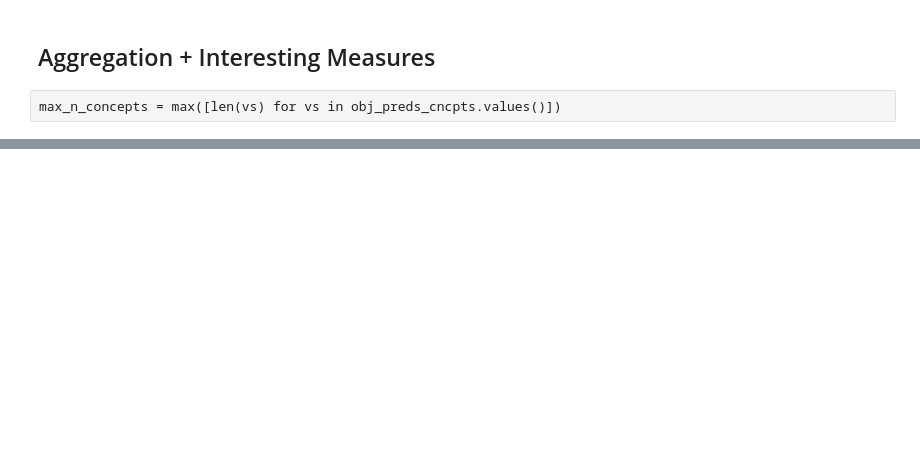
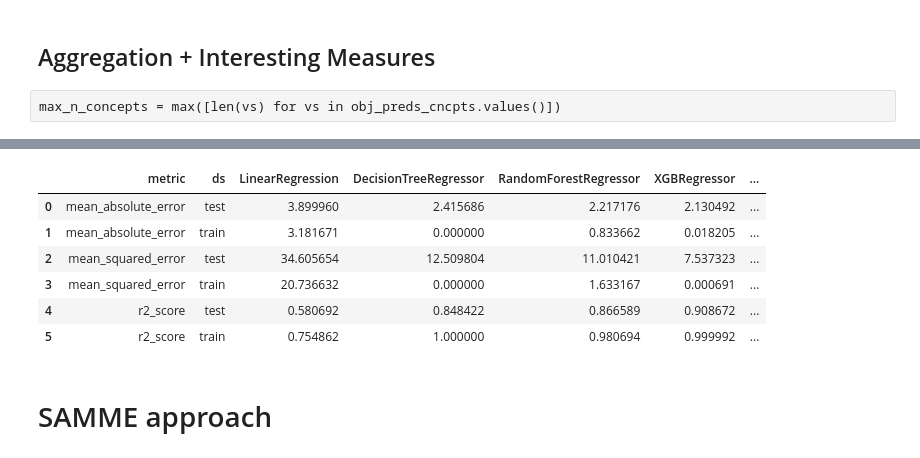
Before and after one commit to EgorDudyrev/FCA_BB_interpret, a Jupyter notebook: notebooks/2020.10.14-Testing_Weights.ipynb, the cells around one changed output, grey strips where cells are left out. Drawn from its saved outputs; the diff is of its cells as text; code cells hidden in the pictures; blank space fills up the shorter version.

```diff
--- a/notebooks/2020.10.14-Testing_Weights.ipynb
+++ b/notebooks/2020.10.14-Testing_Weights.ipynb
@@ -447,0 +439,12 @@ plt.show()
+# %%
+comp_qualities[['metric','ds','LinearRegression','DecisionTreeRegressor','RandomForestRegressor','XGBRegressor','CatBoostRegressor']]
+# %% [output]
+|  | metric | ds | LinearRegression | DecisionTreeRegressor | RandomForestRegressor | XGBRegressor | ... |
+| 0 | mean_absolute_error | test | 3.899960 | 2.415686 | 2.217176 | 2.130492 | ... |
+| 1 | mean_absolute_error | train | 3.181671 | 0.000000 | 0.833662 | 0.018205 | ... |
+| 2 | mean_squared_error | test | 34.605654 | 12.509804 | 11.010421 | 7.537323 | ... |
+| 3 | mean_squared_error | train | 20.736632 | 0.000000 | 1.633167 | 0.000691 | ... |
+| 4 | r2_score | test | 0.580692 | 0.848422 | 0.866589 | 0.908672 | ... |
+| 5 | r2_score | train | 0.754862 | 1.000000 | 0.980694 | 0.999992 | ... |
+# %% [markdown]
+# SAMME approach
```
Also changed, not shown: parts of 19 cells of this notebook.
